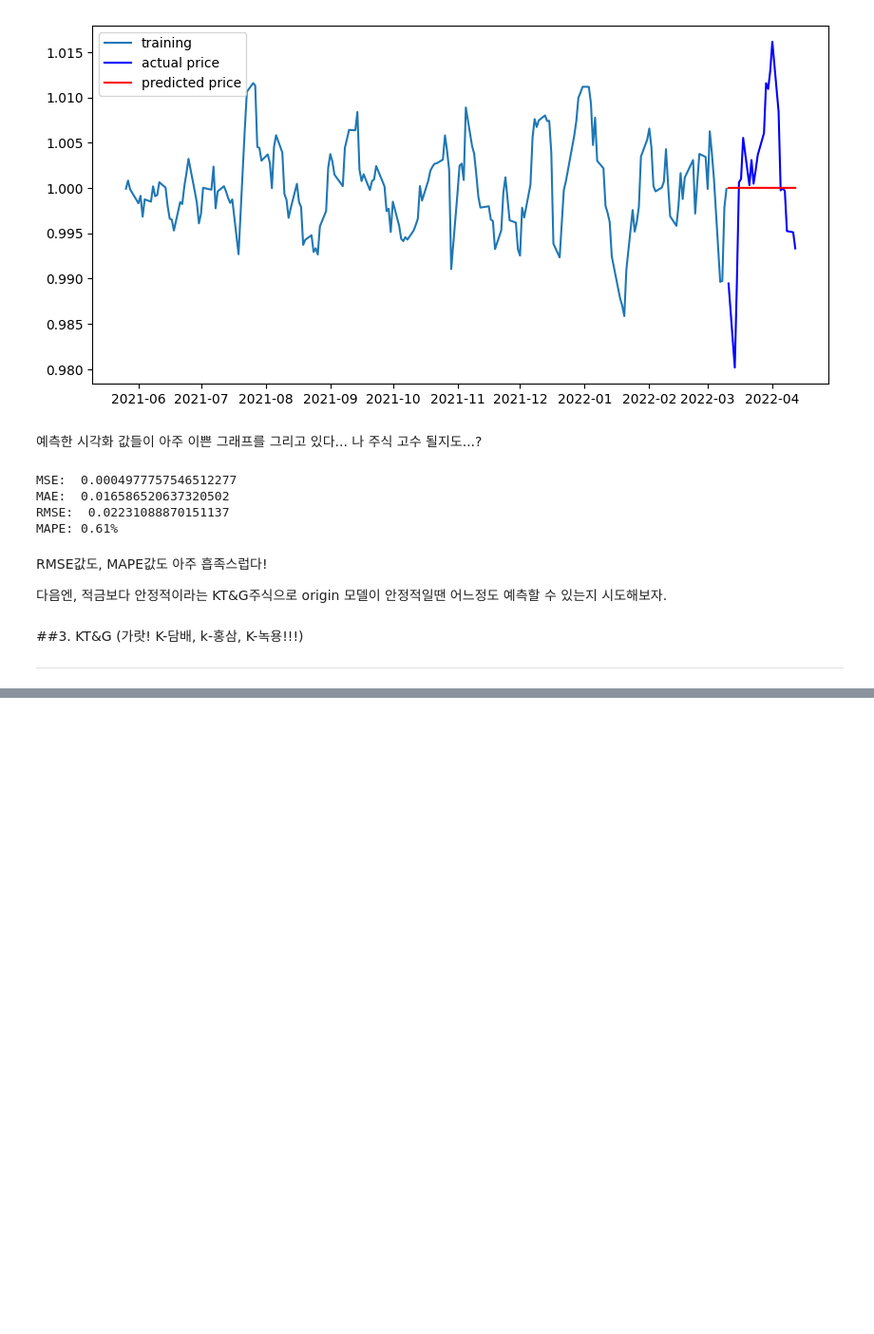
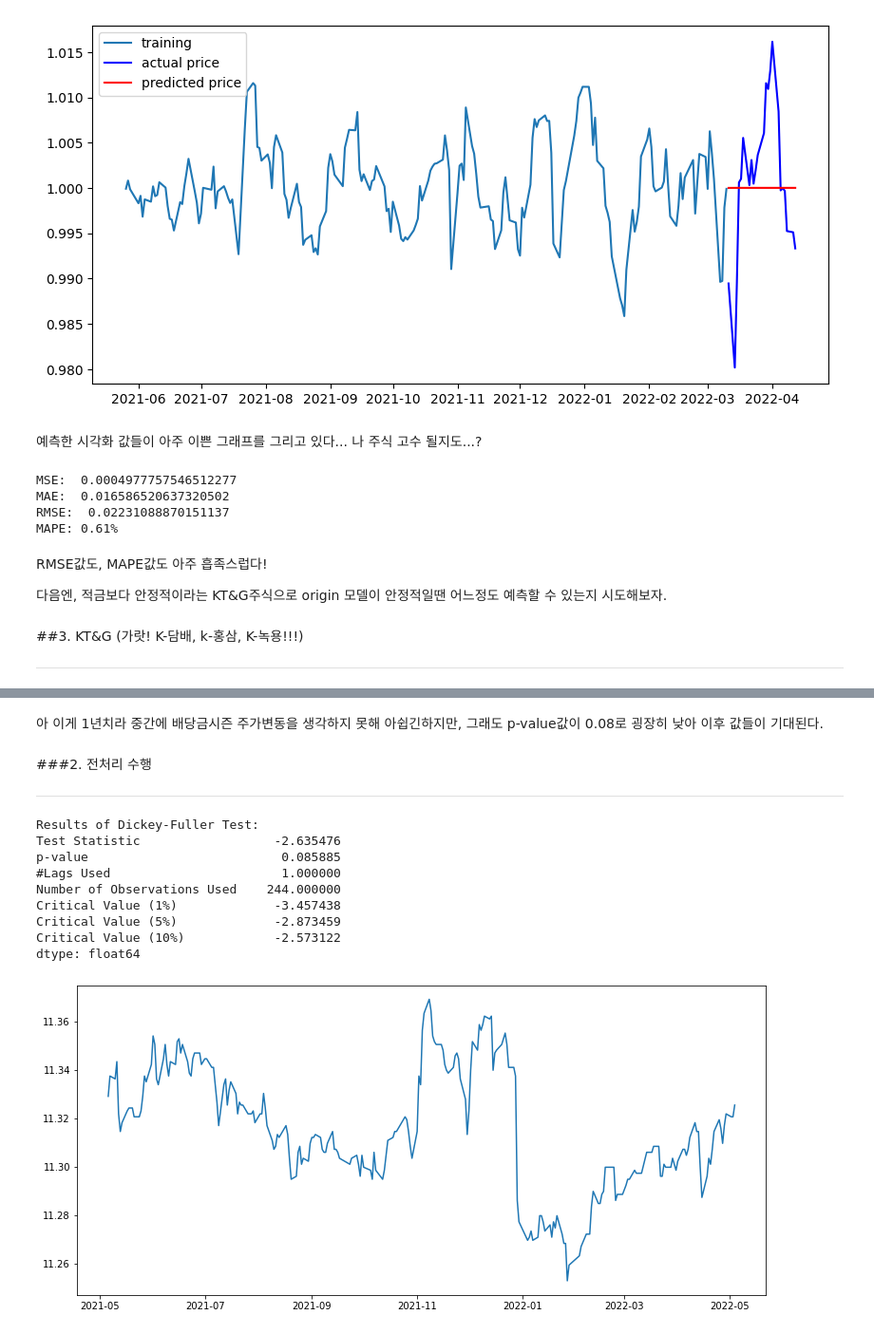
Before and after one commit to Chabbbbbo/EXPLORATION, a Jupyter notebook: EX-3/[E_03]Stock_prediction_using_time_series.ipynb, the cells around one changed output, grey strips where cells are left out. Shown at 95% size. Cells and saved outputs as stored; diff of their text form; code cells hidden in the pictures; blank space fills up the shorter version.

```diff
--- a/EX-3/[E_03]Stock_prediction_using_time_series.ipynb
+++ b/EX-3/[E_03]Stock_prediction_using_time_series.ipynb
@@ -1187,0 +1236,14 @@ RMSE값도, MAPE값도 아주 흡족스럽다!
+# %%
+#Stationary 통계적 확인
+from statsmodels.tsa.stattools import adfuller
+
+def augmented_dickey_fuller_test(timeseries):
+    dftest = adfuller(timeseries, autolag='AIC')
+
+    print('Results of Dickey-Fuller Test:')
+    dfoutput = pd.Series(dftest[0:4], index=['Test Statistic','p-value','#Lags Used','Number of Observations Used'])
+    for key,value in dftest[4].items():
+        dfoutput['Critical Value (%s)' % key] = value
+    print(dfoutput)
+
+augmented_dickey_fuller_test(ts_KT)
@@ -1187,0 +1260,23 @@ RMSE값도, MAPE값도 아주 흡족스럽다!
+# %% [markdown]
+아 이게 1년치라 중간에 배당금시즌 주가변동을 생각하지 못해 아쉽긴하지만, 그래도 p-value값이 0.08로 굉장히 낮아 이후 값들이 기대된다.
+# %% [markdown]
+###2. 전처리 수행
+
+---
+# %%
+#1) 로그함수 변환 및 ADF TEST
+ts_log_KT = np.log(ts_KT)
+plt.plot(ts_log_KT)
+
+augmented_dickey_fuller_test(ts_log_KT)
+# %% [output]
+Results of Dickey-Fuller Test:
+Test Statistic                  -2.635476
+p-value                          0.085885
+#Lags Used                       1.000000
+Number of Observations Used    244.000000
+Critical Value (1%)             -3.457438
+Critical Value (5%)             -2.873459
+Critical Value (10%)            -2.573122
+dtype: float64
+[figure, added]
```
Also changed, not shown: parts of 34 cells of this notebook.
